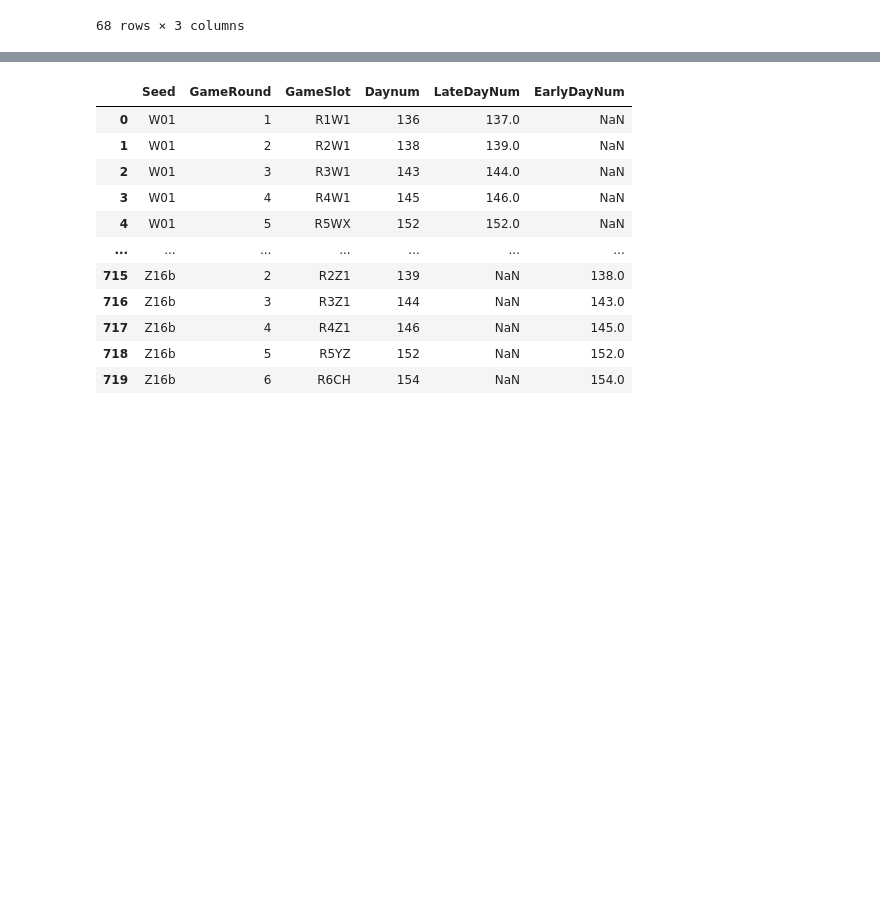
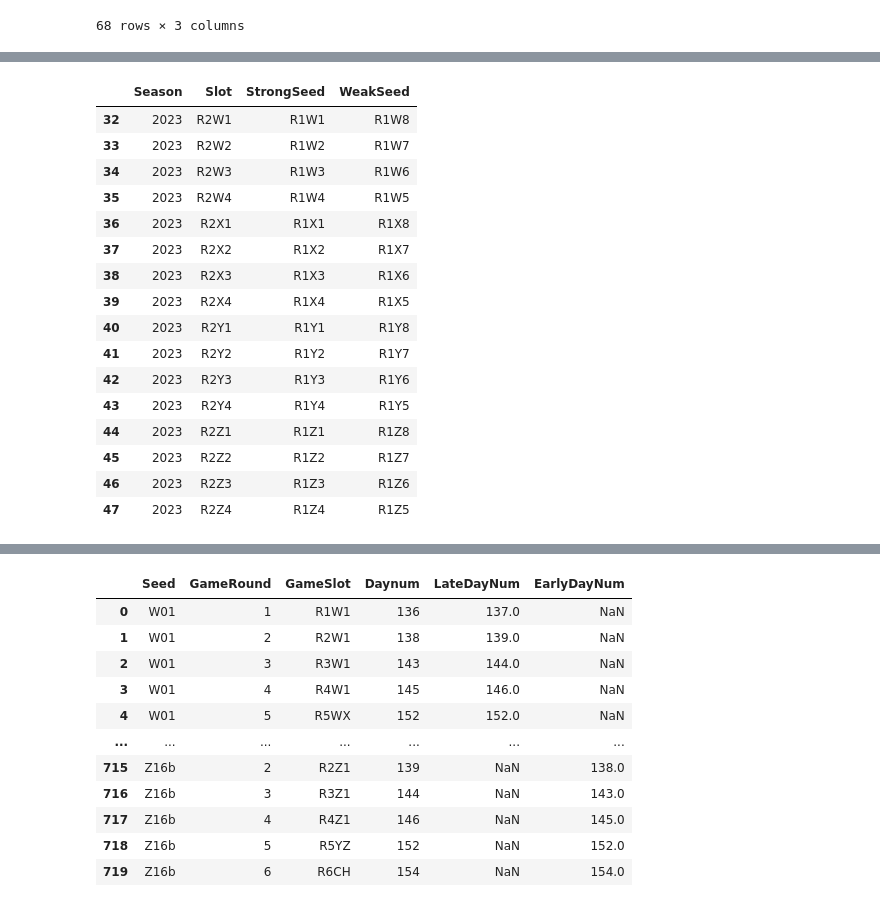
Before and after one commit to sebastiancoombs/Tournament-gym, a Jupyter notebook: Process_data/build mens json.ipynb, the cells around one changed output, grey strips where cells are left out. Saved outputs shown, nothing was run; the diff lists cells and outputs as text; code cells hidden in the pictures; blank space fills up the shorter version.

```diff
--- a/Process_data/build mens json.ipynb
+++ b/Process_data/build mens json.ipynb
@@ -89,0 +113,20 @@ slots[slots['Season']==2022]
+# %%
+R2
+# %% [output]
+|  | Season | Slot | StrongSeed | WeakSeed |
+| 32 | 2023 | R2W1 | R1W1 | R1W8 |
+| 33 | 2023 | R2W2 | R1W2 | R1W7 |
+| 34 | 2023 | R2W3 | R1W3 | R1W6 |
+| 35 | 2023 | R2W4 | R1W4 | R1W5 |
+| 36 | 2023 | R2X1 | R1X1 | R1X8 |
+| 37 | 2023 | R2X2 | R1X2 | R1X7 |
+| 38 | 2023 | R2X3 | R1X3 | R1X6 |
+| 39 | 2023 | R2X4 | R1X4 | R1X5 |
+| 40 | 2023 | R2Y1 | R1Y1 | R1Y8 |
+| 41 | 2023 | R2Y2 | R1Y2 | R1Y7 |
+| 42 | 2023 | R2Y3 | R1Y3 | R1Y6 |
+| 43 | 2023 | R2Y4 | R1Y4 | R1Y5 |
+| 44 | 2023 | R2Z1 | R1Z1 | R1Z8 |
+| 45 | 2023 | R2Z2 | R1Z2 | R1Z7 |
+| 46 | 2023 | R2Z3 | R1Z3 | R1Z6 |
+| 47 | 2023 | R2Z4 | R1Z4 | R1Z5 |
```
Also changed, not shown: parts of 7 cells of this notebook.
